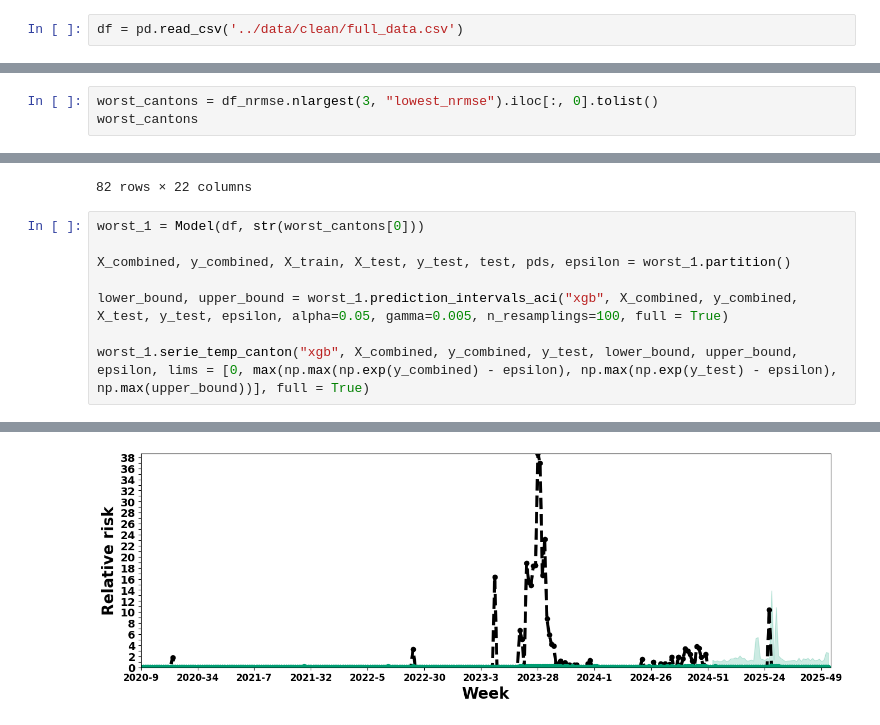
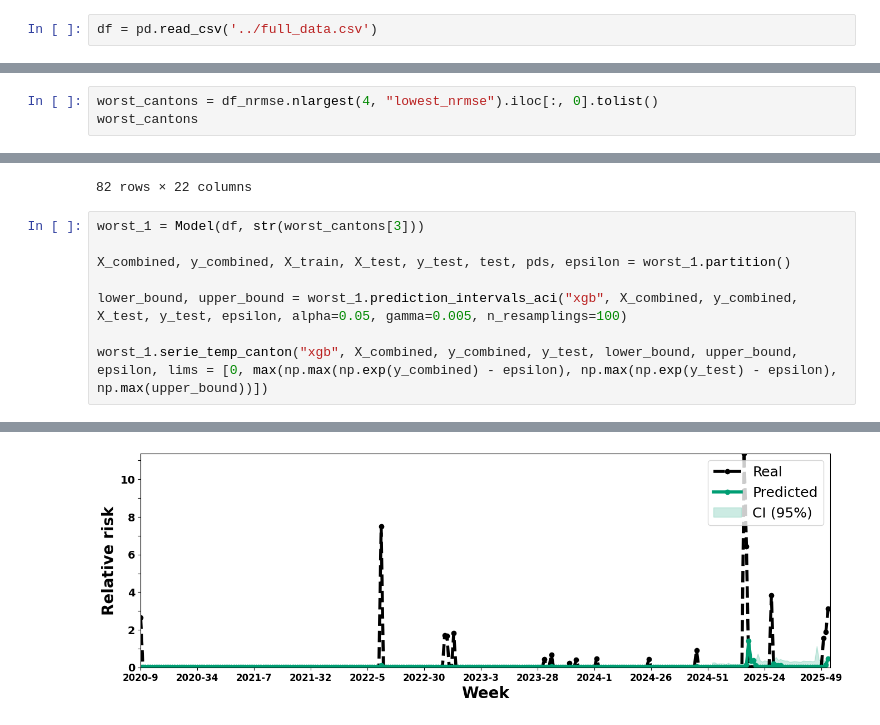
Before and after one commit to artisticlimon/dengue-model, a Jupyter notebook: 2_results/best_worst_canton_with_full.ipynb, the cells around one changed output, grey strips where cells are left out. Cells and saved outputs as stored; diff of their text form.

Commit message:
added comments, corrected the file, and added missing worst-performing plots

```diff
--- a/2_results/best_worst_canton_with_full.ipynb
+++ b/2_results/best_worst_canton_with_full.ipynb
@@ -17,7 +33,7 @@ cantons = [101, 102, 103, 104, 105, 106, 107, 108, 109, 110, 111, 112, 113, 114,
 
 cantons = [str(x) for x in cantons]
 # %%
-df = pd.read_csv('../data/clean/full_data.csv')
+df = pd.read_csv('../full_data.csv')
 # %%
 df_nrmse = pd.read_csv(f"../data/model_results/metrics/best_model_full_confint_test.csv")
 # %%
@@ -116,4 +110,4 @@ Elapsed time: 98.00 seconds
 # %%
-worst_cantons = df_nrmse.nlargest(3, "lowest_nrmse").iloc[:, 0].tolist()
+worst_cantons = df_nrmse.nlargest(4, "lowest_nrmse").iloc[:, 0].tolist()
 worst_cantons
 # %% [output]
@@ -135,11 +129,11 @@ df_nrmse
 | 81 | 706 | 1.332214 | 1.276273 | 0.856837 | 1.648044 | 1.327002 | 1.269009 | 0.848538 | 1.621107 | 1.792395 | ... |
 82 rows × 22 columns
 # %%
-worst_1 = Model(df, str(worst_cantons[0]))
+worst_1 = Model(df, str(worst_cantons[3]))
 
 X_combined, y_combined, X_train, X_test, y_test, test, pds, epsilon = worst_1.partition()
 
-lower_bound, upper_bound = worst_1.prediction_intervals_aci("xgb", X_combined, y_combined, X_test, y_test, epsilon, alpha=0.05, gamma=0.005, n_resamplings=100, full = True)
+lower_bound, upper_bound = worst_1.prediction_intervals_aci("xgb", X_combined, y_combined, X_test, y_test, epsilon, alpha=0.05, gamma=0.005, n_resamplings=100)
 
-worst_1.serie_temp_canton("xgb", X_combined, y_combined, y_test, lower_bound, upper_bound, epsilon, lims = [0, max(np.max(np.exp(y_combined) - epsilon), np.max(np.exp(y_test) - epsilon), np.max(upper_bound))], full = True)
+worst_1.serie_temp_canton("xgb", X_combined, y_combined, y_test, lower_bound, upper_bound, epsilon, lims = [0, max(np.max(np.exp(y_combined) - epsilon), np.max(np.exp(y_test) - epsilon), np.max(upper_bound))])
 # %% [output]
@@ -147 +141 @@ Elapsed time: 12.61 seconds
-[figure, old version]
+[figure, new version]
```
Also changed, not shown: parts of 13 cells of this notebook.
